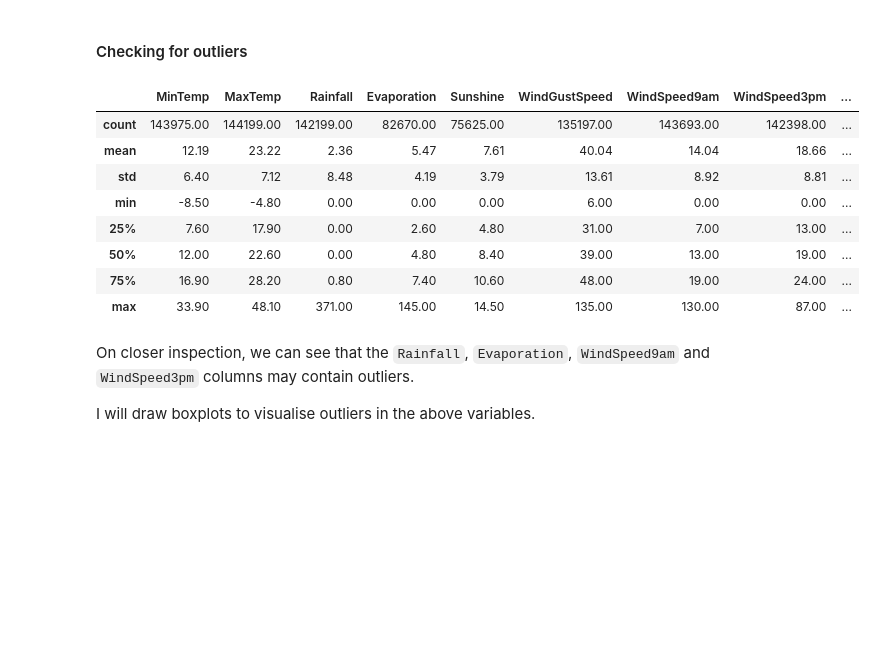
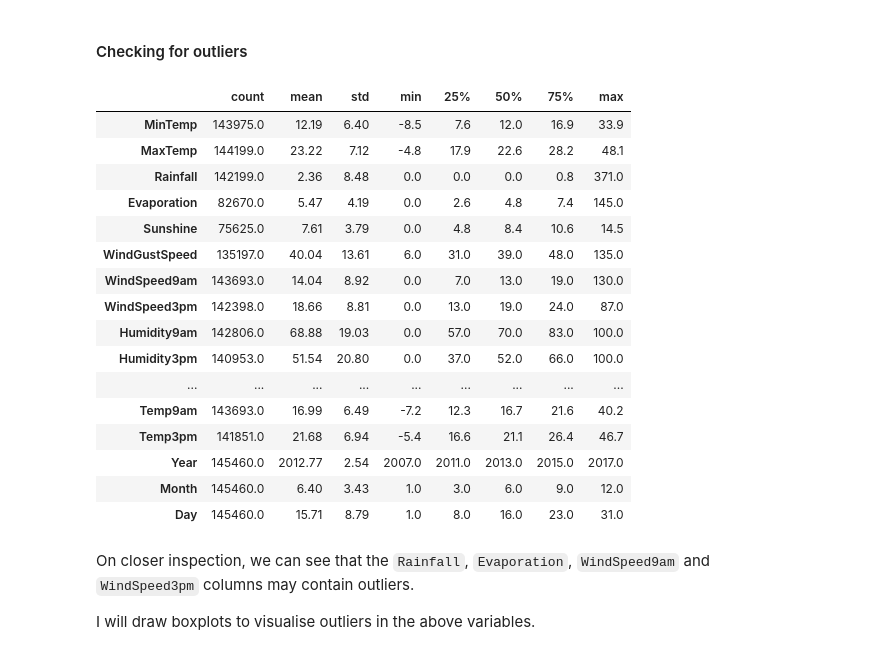
Before and after one commit to BeefaceData/Logistic_Regression_Tutorial, a Jupyter notebook: Logistic_Regression_Tutorial.ipynb, the cells around one changed output. Saved outputs shown, nothing was run; the diff lists cells and outputs as text; code cells hidden in the pictures; blank space fills up the shorter version.

```diff
--- a/Logistic_Regression_Tutorial.ipynb
+++ b/Logistic_Regression_Tutorial.ipynb
@@ -284,6 +296,6 @@ wd_df.head()
 5 rows × 26 columns
 # %%
 # Let's drop the Date column as we won't be needing it again
-wd_df.drop('Date', axis=1, inplace = True)
+wd_df.drop(columns=['Date'])
 wd_df.head()
 # %% [output]
@@ -536,5 +554,9 @@ No     110319
 Yes     31880
 Name: RainToday, dtype: int64
+# %%
+# replace the NaN values with the most occuring value(mode)
+mode_value = wd_df["RainToday"].mode().iloc[0]
+wd_df["RainToday"] = wd_df["RainToday"].fillna(mode_value)
 # %%
 # let's do One Hot Encoding of RainToday variable
 # get k-1 dummy variables after One Hot Encoding
@@ -578,7 +610,8 @@ Yes     31877
 Name: RainTomorrow, dtype: int64
 # %%
 # replace the NaN values with the most occuring value(mode)
-wd_df["RainTomorrow"] = wd_df["RainTomorrow"].fillna(wd_df["RainTomorrow"].mode()[0])
+mode_value = wd_df["RainTomorrow"].mode().iloc[0]
+wd_df["RainTomorrow"] = wd_df["RainTomorrow"].fillna(mode_value)
 # %%
 wd_df['RainTomorrow'].isnull().sum()
 # %% [output]
@@ -588,7 +627,9 @@ wd_df['RainTomorrow'].isnull().sum()
 # %%
 # find the numerical variables
 
-numerical_data = [var for var in wd_df.columns if wd_df[var].dtype != 'O']
-print(f"There are {len(numerical_data)} numerical variables")
-print(f"The numerical variables are: {numerical_data}")
+# numerical_data = [var for var in wd_df.columns if wd_df[var].dtype != 'O']
+numerical_variables = [var for var in wd_df.columns if wd_df[var].dtype.kind in 'bifc']
+# bifc = boolean, integer, float, complex
+print(f"Numerical variables count: {len(numerical_variables)}")
+print(f"Numerical variables: {numerical_variables}")
 # %% [output]
@@ -641,17 +682,27 @@ dtype: int64
 #### Checking for outliers
 # %%
 # view summary statistics in the variables
-round(wd_df[numerical_data].describe(),2)
+summary_stats = wd_df[numerical_variables].describe().round(2)
+summary_stats = summary_stats.T
+summary_stats
 # %% [output]
-|  | MinTemp | MaxTemp | Rainfall | Evaporation | Sunshine | WindGustSpeed | WindSpeed9am | WindSpeed3pm | ... |
-| count | 143975.00 | 144199.00 | 142199.00 | 82670.00 | 75625.00 | 135197.00 | 143693.00 | 142398.00 | ... |
-| mean | 12.19 | 23.22 | 2.36 | 5.47 | 7.61 | 40.04 | 14.04 | 18.66 | ... |
-| std | 6.40 | 7.12 | 8.48 | 4.19 | 3.79 | 13.61 | 8.92 | 8.81 | ... |
-| min | -8.50 | -4.80 | 0.00 | 0.00 | 0.00 | 6.00 | 0.00 | 0.00 | ... |
-| 25% | 7.60 | 17.90 | 0.00 | 2.60 | 4.80 | 31.00 | 7.00 | 13.00 | ... |
-| 50% | 12.00 | 22.60 | 0.00 | 4.80 | 8.40 | 39.00 | 13.00 | 19.00 | ... |
-| 75% | 16.90 | 28.20 | 0.80 | 7.40 | 10.60 | 48.00 | 19.00 | 24.00 | ... |
-| max | 33.90 | 48.10 | 371.00 | 145.00 | 14.50 | 135.00 | 130.00 | 87.00 | ... |
+|  | count | mean | std | min | 25% | 50% | 75% | max |
+| MinTemp | 143975.0 | 12.19 | 6.40 | -8.5 | 7.6 | 12.0 | 16.9 | 33.9 |
+| MaxTemp | 144199.0 | 23.22 | 7.12 | -4.8 | 17.9 | 22.6 | 28.2 | 48.1 |
+| Rainfall | 142199.0 | 2.36 | 8.48 | 0.0 | 0.0 | 0.0 | 0.8 | 371.0 |
+| Evaporation | 82670.0 | 5.47 | 4.19 | 0.0 | 2.6 | 4.8 | 7.4 | 145.0 |
+| Sunshine | 75625.0 | 7.61 | 3.79 | 0.0 | 4.8 | 8.4 | 10.6 | 14.5 |
+| WindGustSpeed | 135197.0 | 40.04 | 13.61 | 6.0 | 31.0 | 39.0 | 48.0 | 135.0 |
+| WindSpeed9am | 143693.0 | 14.04 | 8.92 | 0.0 | 7.0 | 13.0 | 19.0 | 130.0 |
+| WindSpeed3pm | 142398.0 | 18.66 | 8.81 | 0.0 | 13.0 | 19.0 | 24.0 | 87.0 |
+| Humidity9am | 142806.0 | 68.88 | 19.03 | 0.0 | 57.0 | 70.0 | 83.0 | 100.0 |
+| Humidity3pm | 140953.0 | 51.54 | 20.80 | 0.0 | 37.0 | 52.0 | 66.0 | 100.0 |
+| ... | ... | ... | ... | ... | ... | ... | ... | ... |
+| Temp9am | 143693.0 | 16.99 | 6.49 | -7.2 | 12.3 | 16.7 | 21.6 | 40.2 |
+| Temp3pm | 141851.0 | 21.68 | 6.94 | -5.4 | 16.6 | 21.1 | 26.4 | 46.7 |
+| Year | 145460.0 | 2012.77 | 2.54 | 2007.0 | 2011.0 | 2013.0 | 2015.0 | 2017.0 |
+| Month | 145460.0 | 6.40 | 3.43 | 1.0 | 3.0 | 6.0 | 9.0 | 12.0 |
+| Day | 145460.0 | 15.71 | 8.79 | 1.0 | 8.0 | 16.0 | 23.0 | 31.0 |
 # %% [markdown]
 On closer inspection, we can see that the `Rainfall`, `Evaporation`, `WindSpeed9am` and `WindSpeed3pm` columns may contain outliers.
 
```
Also changed, not shown: parts of 52 cells of this notebook, 10 other files.
